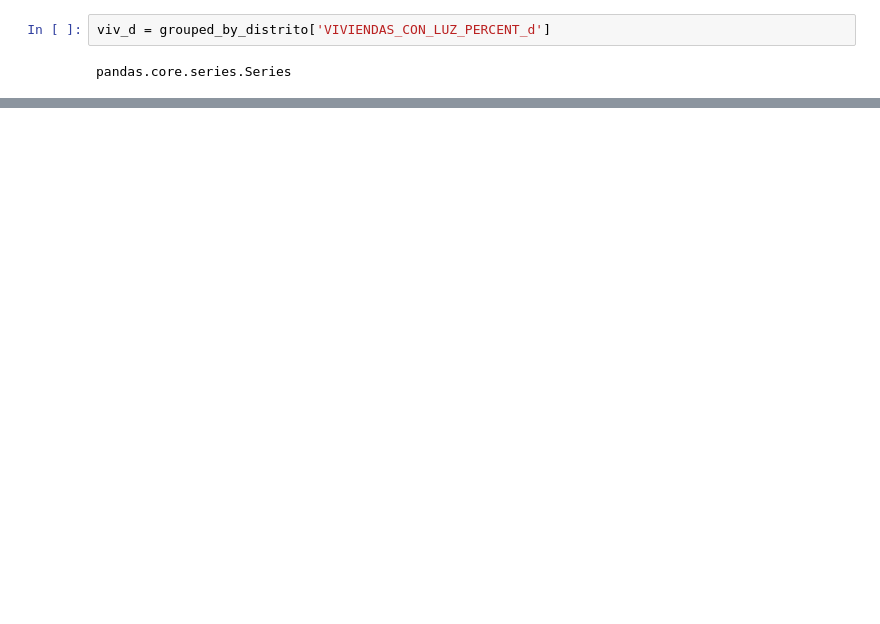
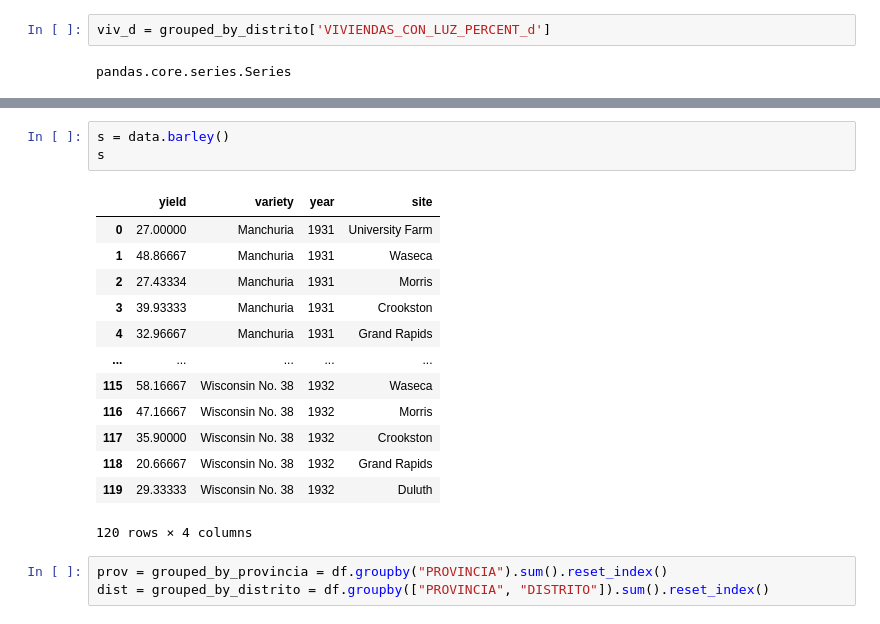
Before and after one commit to PaulAandree/Flask_training, a Jupyter notebook: csvreD.ipynb, the cells around one changed output, grey strips where cells are left out. Drawn from its saved outputs; the diff is of its cells as text; blank space fills up the shorter version.

```diff
--- a/csvreD.ipynb
+++ b/csvreD.ipynb
@@ -156,0 +238,20 @@ chart
+# %%
+s = data.barley()
+s
+# %% [output]
+|  | yield | variety | year | site |
+| 0 | 27.00000 | Manchuria | 1931 | University Farm |
+| 1 | 48.86667 | Manchuria | 1931 | Waseca |
+| 2 | 27.43334 | Manchuria | 1931 | Morris |
+| 3 | 39.93333 | Manchuria | 1931 | Crookston |
+| 4 | 32.96667 | Manchuria | 1931 | Grand Rapids |
+| ... | ... | ... | ... | ... |
+| 115 | 58.16667 | Wisconsin No. 38 | 1932 | Waseca |
+| 116 | 47.16667 | Wisconsin No. 38 | 1932 | Morris |
+| 117 | 35.90000 | Wisconsin No. 38 | 1932 | Crookston |
+| 118 | 20.66667 | Wisconsin No. 38 | 1932 | Grand Rapids |
+| 119 | 29.33333 | Wisconsin No. 38 | 1932 | Duluth |
+120 rows × 4 columns
+# %%
+prov = grouped_by_provincia = df.groupby("PROVINCIA").sum().reset_index()
+dist = grouped_by_distrito = df.groupby(["PROVINCIA", "DISTRITO"]).sum().reset_index()
```
Also changed, not shown: parts of 11 cells of this notebook.
